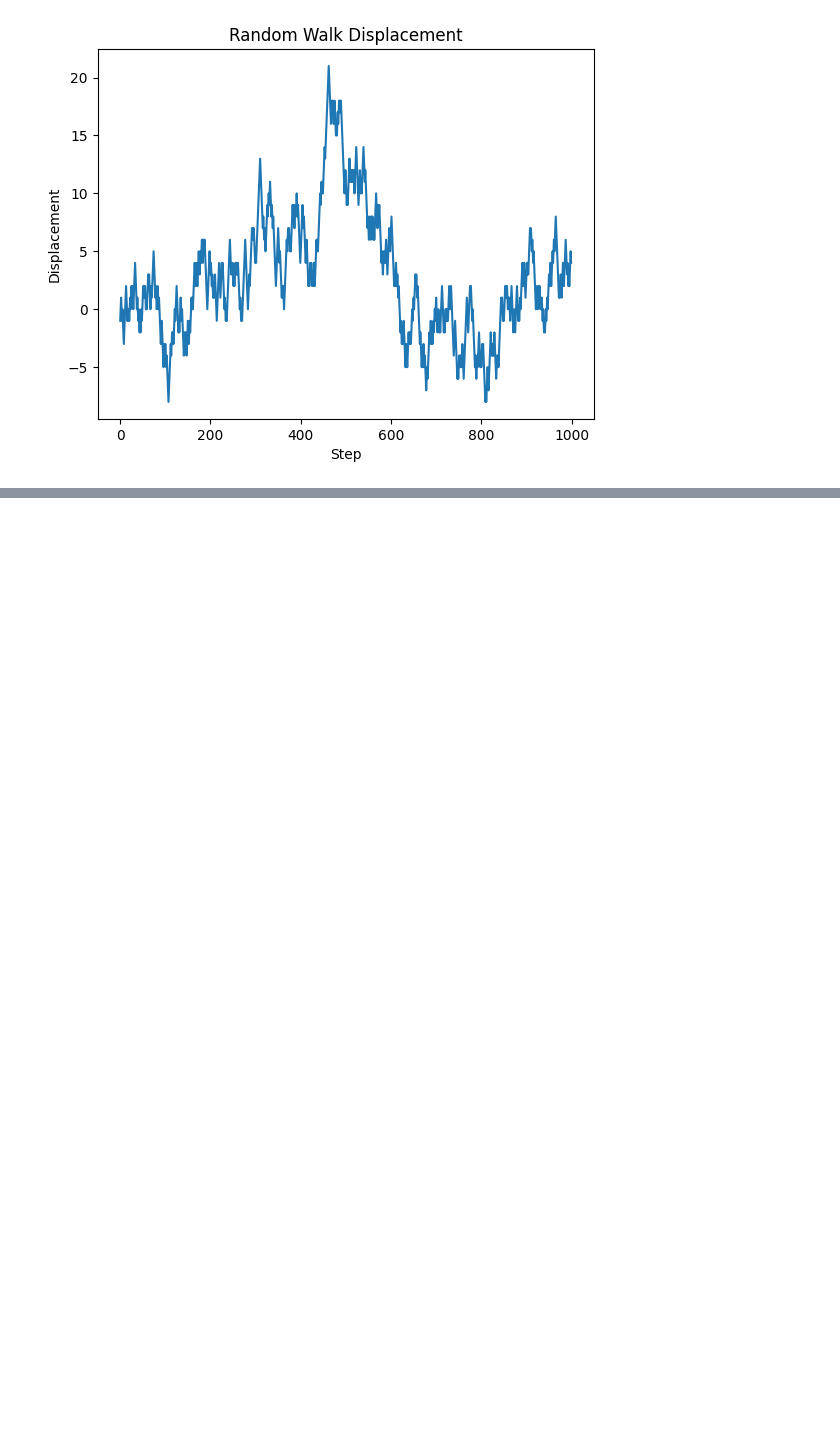
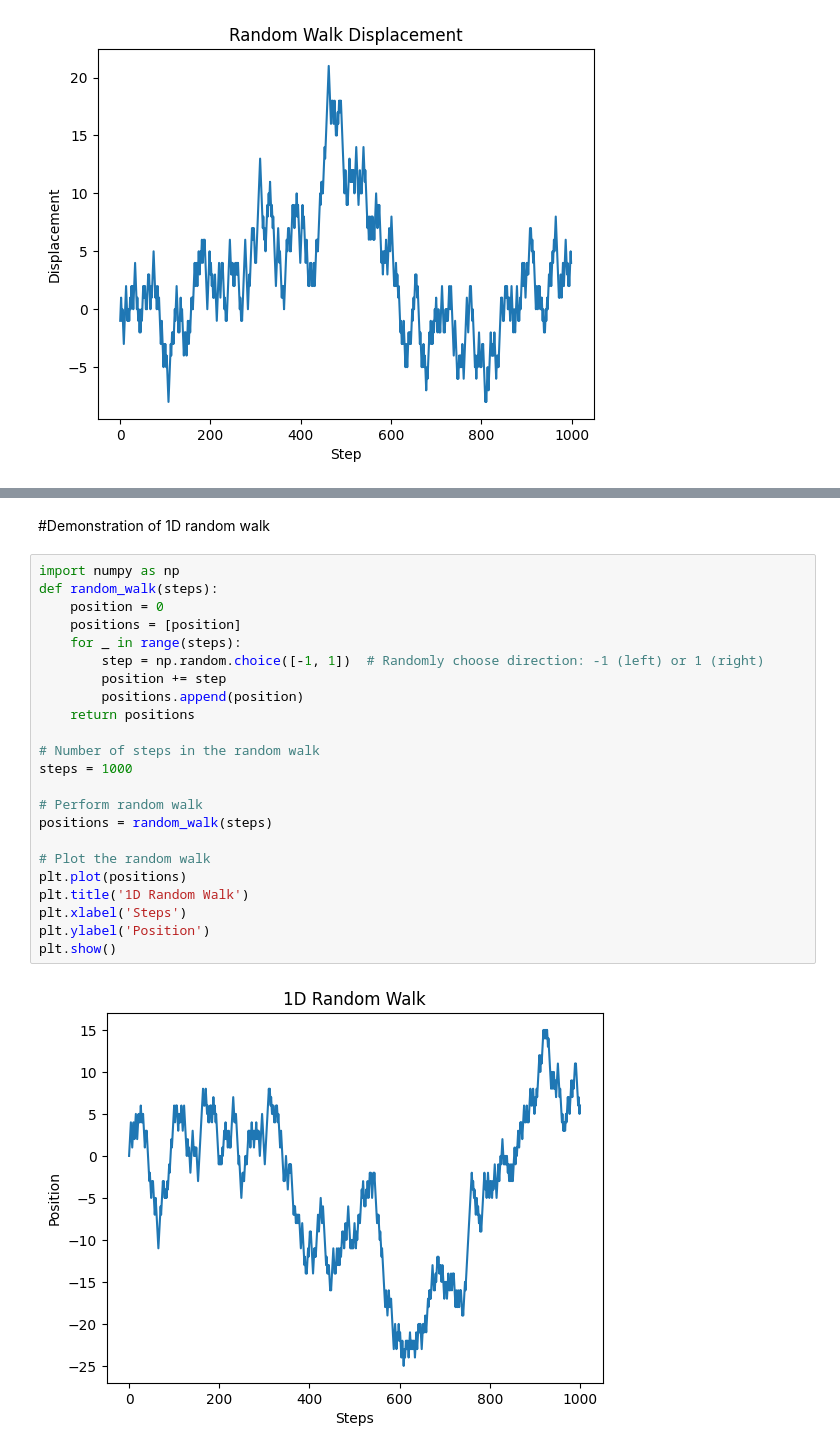
Before and after one commit to Rk-Pudasaini/Monte_Carlo_Simulation, a Jupyter notebook: RandomWalk_Demonstration.ipynb, the cells around one changed output, grey strips where cells are left out. Drawn from its saved outputs; the diff is of its cells as text; blank space fills up the shorter version.

```diff
--- a/RandomWalk_Demonstration.ipynb
+++ b/RandomWalk_Demonstration.ipynb
@@ -82,0 +83,27 @@ plt.show()
+# %% [markdown]
+#Demonstration of 1D random walk
+# %%
+import numpy as np
+def random_walk(steps):
+    position = 0
+    positions = [position]
+    for _ in range(steps):
+        step = np.random.choice([-1, 1])  # Randomly choose direction: -1 (left) or 1 (right)
+        position += step
+        positions.append(position)
+    return positions
+
+# Number of steps in the random walk
+steps = 1000
+
+# Perform random walk
+positions = random_walk(steps)
+
+# Plot the random walk
+plt.plot(positions)
+plt.title('1D Random Walk')
+plt.xlabel('Steps')
+plt.ylabel('Position')
+plt.show()
+# %% [output]
+[figure, added]
```
Also changed, not shown: parts of 3 cells of this notebook.
